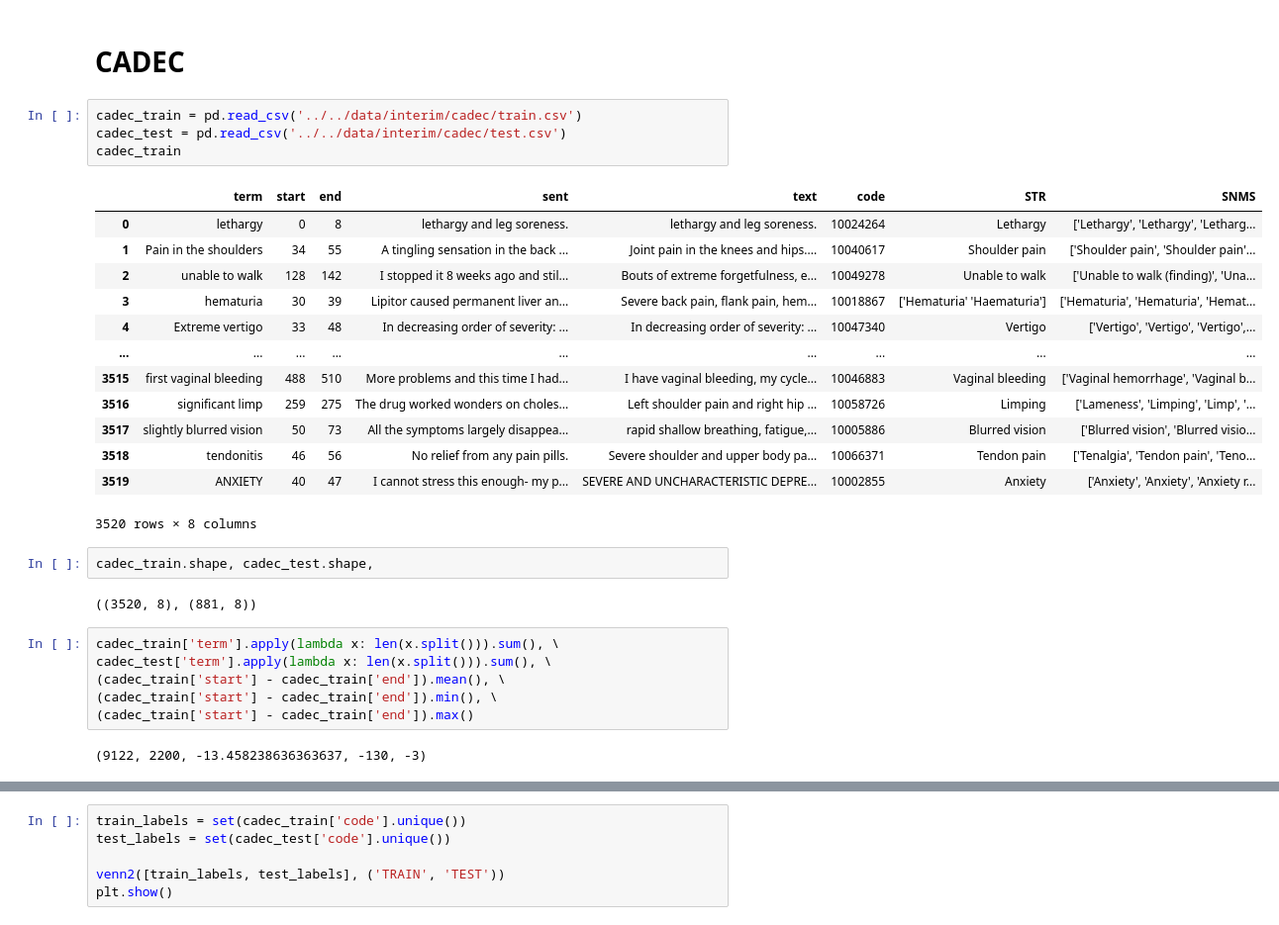
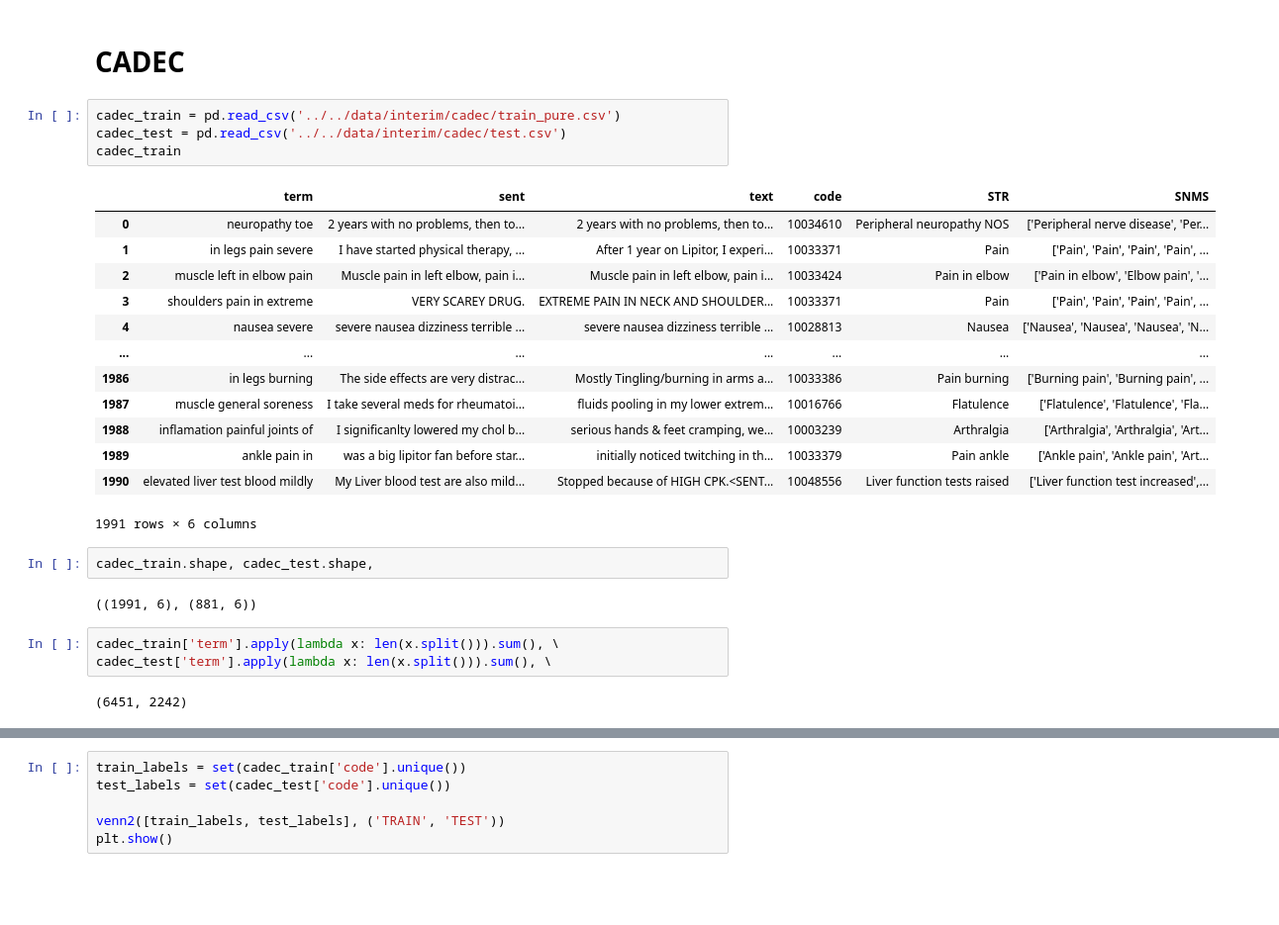
Before and after one commit to AlexKay28/MedConcNorm, a Jupyter notebook: notebooks/work_with_raw_data/datasets_analysis.ipynb, the cells around one changed output, grey strips where cells are left out. Shown: that part at 99% size. Cells and saved outputs as stored; diff of their text form; blank space fills up the shorter version.

```diff
--- a/notebooks/work_with_raw_data/datasets_analysis.ipynb
+++ b/notebooks/work_with_raw_data/datasets_analysis.ipynb
@@ -326,32 +266,29 @@ smm4h_train.describe(include='all')
 # %% [markdown]
 # CADEC
 # %%
-cadec_train = pd.read_csv('../../data/interim/cadec/train.csv')
+cadec_train = pd.read_csv('../../data/interim/cadec/train_pure.csv')
 cadec_test = pd.read_csv('../../data/interim/cadec/test.csv')
 cadec_train
 # %% [output]
-|  | term | start | end | sent | text | code | STR | SNMS |
-| 0 | lethargy | 0 | 8 | lethargy and leg soreness. | lethargy and leg soreness. | 10024264 | Lethargy | ['Lethargy', 'Lethargy', 'Letharg... |
-| 1 | Pain in the shoulders | 34 | 55 | A tingling sensation in the back ... | Joint pain in the knees and hips.... | 10040617 | Shoulder pain | ['Shoulder pain', 'Shoulder pain'... |
-| 2 | unable to walk | 128 | 142 | I stopped it 8 weeks ago and stil... | Bouts of extreme forgetfulness, e... | 10049278 | Unable to walk | ['Unable to walk (finding)', 'Una... |
-| 3 | hematuria | 30 | 39 | Lipitor caused permanent liver an... | Severe back pain, flank pain, hem... | 10018867 | ['Hematuria' 'Haematuria'] | ['Hematuria', 'Hematuria', 'Hemat... |
-| 4 | Extreme vertigo | 33 | 48 | In decreasing order of severity: ... | In decreasing order of severity: ... | 10047340 | Vertigo | ['Vertigo', 'Vertigo', 'Vertigo',... |
-| ... | ... | ... | ... | ... | ... | ... | ... | ... |
-| 3515 | first vaginal bleeding | 488 | 510 | More problems and this time I had... | I have vaginal bleeding, my cycle... | 10046883 | Vaginal bleeding | ['Vaginal hemorrhage', 'Vaginal b... |
-| 3516 | significant limp | 259 | 275 | The drug worked wonders on choles... | Left shoulder pain and right hip ... | 10058726 | Limping | ['Lameness', 'Limping', 'Limp', '... |
-| 3517 | slightly blurred vision | 50 | 73 | All the symptoms largely disappea... | rapid shallow breathing, fatigue,... | 10005886 | Blurred vision | ['Blurred vision', 'Blurred visio... |
-| 3518 | tendonitis | 46 | 56 | No relief from any pain pills. | Severe shoulder and upper body pa... | 10066371 | Tendon pain | ['Tenalgia', 'Tendon pain', 'Teno... |
-| 3519 | ANXIETY | 40 | 47 | I cannot stress this enough- my p... | SEVERE AND UNCHARACTERISTIC DEPRE... | 10002855 | Anxiety | ['Anxiety', 'Anxiety', 'Anxiety r... |
+|  | term | sent | text | code | STR | SNMS |
+| 0 | neuropathy toe | 2 years with no problems, then to... | 2 years with no problems, then to... | 10034610 | Peripheral neuropathy NOS | ['Peripheral nerve disease', 'Per... |
+| 1 | in legs pain severe | I have started physical therapy, ... | After 1 year on Lipitor, I experi... | 10033371 | Pain | ['Pain', 'Pain', 'Pain', 'Pain', ... |
+| 2 | muscle left in elbow pain | Muscle pain in left elbow, pain i... | Muscle pain in left elbow, pain i... | 10033424 | Pain in elbow | ['Pain in elbow', 'Elbow pain', '... |
+| 3 | shoulders pain in extreme | VERY SCAREY DRUG. | EXTREME PAIN IN NECK AND SHOULDER... | 10033371 | Pain | ['Pain', 'Pain', 'Pain', 'Pain', ... |
+| 4 | nausea severe | severe nausea dizziness terrible ... | severe nausea dizziness terrible ... | 10028813 | Nausea | ['Nausea', 'Nausea', 'Nausea', 'N... |
+| ... | ... | ... | ... | ... | ... | ... |
+| 1986 | in legs burning | The side effects are very distrac... | Mostly Tingling/burning in arms a... | 10033386 | Pain burning | ['Burning pain', 'Burning pain', ... |
+| 1987 | muscle general soreness | I take several meds for rheumatoi... | fluids pooling in my lower extrem... | 10016766 | Flatulence | ['Flatulence', 'Flatulence', 'Fla... |
+| 1988 | inflamation painful joints of | I significanlty lowered my chol b... | serious hands & feet cramping, we... | 10003239 | Arthralgia | ['Arthralgia', 'Arthralgia', 'Art... |
+| 1989 | ankle pain in | was a big lipitor fan before star... | initially noticed twitching in th... | 10033379 | Pain ankle | ['Ankle pain', 'Ankle pain', 'Art... |
+| 1990 | elevated liver test blood mildly | My Liver blood test are also mild... | Stopped because of HIGH CPK.<SENT... | 10048556 | Liver function tests raised | ['Liver function test increased',... |
-3520 rows × 8 columns
+1991 rows × 6 columns
 # %%
 cadec_train.shape, cadec_test.shape,
 # %% [output]
-((3520, 8), (881, 8))
+((1991, 6), (881, 6))
 # %%
 cadec_train['term'].apply(lambda x: len(x.split())).sum(), \
 cadec_test['term'].apply(lambda x: len(x.split())).sum(), \
-(cadec_train['start'] - cadec_train['end']).mean(), \
-(cadec_train['start'] - cadec_train['end']).min(), \
-(cadec_train['start'] - cadec_train['end']).max()
 # %% [output]
-(9122, 2200, -13.458238636363637, -130, -3)
+(6451, 2242)
```
Also changed, not shown: parts of 48 cells of this notebook, 7 other files.
